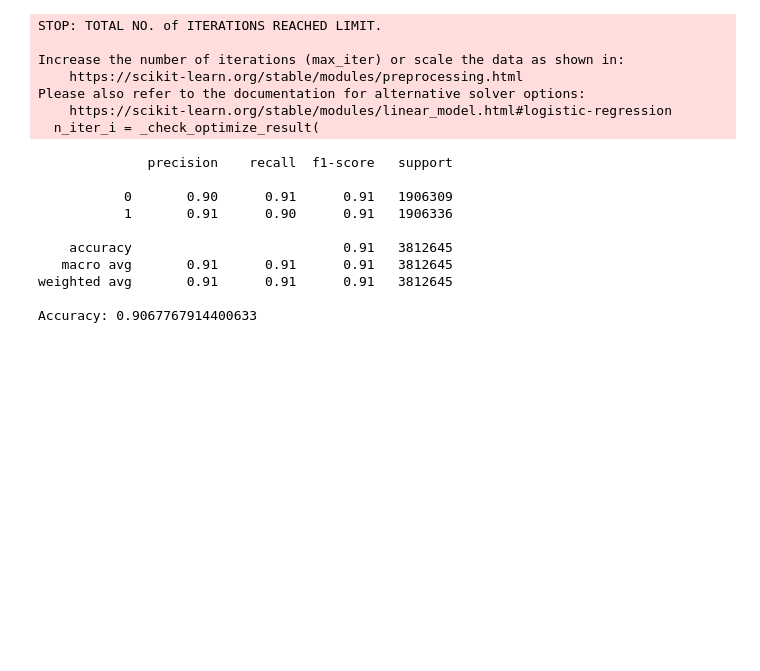
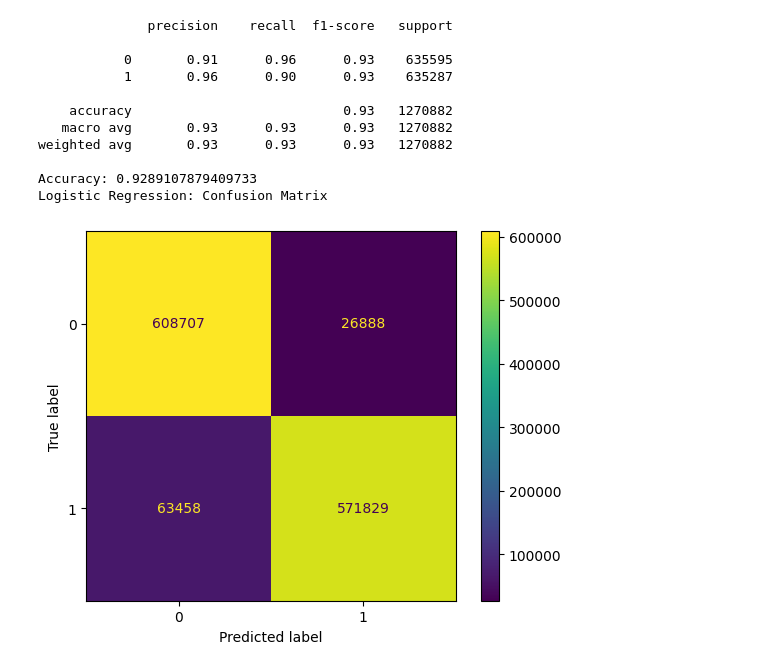
Before and after one commit to Online-Payment-Fraud-Detection/Online-Payments-Fraud-Detection, a Jupyter notebook: model_online_payment_fraud.ipynb, the cells around one changed output. Saved outputs shown, nothing was run; the diff lists cells and outputs as text; code cells hidden in the pictures; blank space fills up the shorter version.

```diff
--- a/model_online_payment_fraud.ipynb
+++ b/model_online_payment_fraud.ipynb
@@ -88,0 +33,4 @@ plt.show()
+# %%
+#Diff of Orig and Dest
+data['balance_diff_orig'] = data['oldbalanceOrg'] - data['newbalanceOrig']
+data['balance_diff_dest'] = data['oldbalanceDest'] - data['newbalanceDest']
@@ -89 +57,4 @@ plt.show()
+# %%
+# Remove rows with NaN values
+data = data.dropna()
 # %%
@@ -93,19 +74,34 @@ data["type"] = data["type"].map({"CASH_OUT": 1, "PAYMENT": 2,
 # %%
+import pandas as pd
 from imblearn.over_sampling import SMOTE
-import pandas as pd
+from sklearn.model_selection import train_test_split
+from sklearn.preprocessing import StandardScaler
+from sklearn.metrics import classification_report, accuracy_score
 
 # Assume 'data' is your dataset
 # Drop irrelevant columns: 'nameOrig', 'nameDest' (unique to each transaction), and 'isFlaggedFraud'
-X = data.drop(['isFraud', 'nameDest', 'nameOrig', 'isFlaggedFraud'], axis=1)
+X = data.drop(['isFraud', 'nameDest', 'nameOrig', 'isFlaggedFraud','step'], axis=1)
 y = data['isFraud']  # Target variable: Fraud flag
 
-#Handling Class Imbalance
-#The dataset is imbalanced since fraudulent transactions make up only a small portion using  SMOTE
+# Handling Class Imbalance
+# The dataset is imbalanced since fraudulent transactions make up only a small portion using SMOTE
+
 # Apply SMOTE to balance the dataset
 smote = SMOTE(random_state=42)
 X_resampled, y_resampled = smote.fit_resample(X, y)
 
+# Split the resampled data into training and testing sets (using 10% for testing)
+X_train, X_test, y_train, y_test = train_test_split(X_resampled, y_resampled, test_size=0.1, random_state=42)
+
+# Scale the features
+scaler = StandardScaler()
+X_train = scaler.fit_transform(X_train)  # Fit and transform on the training data
+X_test = scaler.transform(X_test)  # Only transform the test data
+
 # Output the shape of the original and resampled datasets to check the balancing
 print(f"Original dataset shape: {X.shape}")
 print(f"Resampled dataset shape: {X_resampled.shape}")
+
+print(f"Before SMOTE, counts of label '1' (fraud): {sum(y == 1)}")
+print(f"After SMOTE, counts of label '1' (fraud): {sum(y_resampled == 1)}")
 # %% [output]
@@ -114,35 +191,41 @@ Resampled dataset shape: (12708814, 8)
 # %%
+from sklearn.metrics import classification_report, accuracy_score, confusion_matrix, ConfusionMatrixDisplay
+
 # Logistic Regression
 from sklearn.model_selection import train_test_split
 from sklearn.linear_model import LogisticRegression
 from sklearn.metrics import classification_report, accuracy_score
 
-# Split the data into training and testing sets
-X_train, X_test, y_train, y_test = train_test_split(X_resampled, y_resampled, test_size=0.3, random_state=42)
 
 # Train a Logistic Regression model
 lr = LogisticRegression()
 lr.fit(X_train, y_train)
 
 # Make predictions and evaluate
 y_pred = lr.predict(X_test)
 print(classification_report(y_test, y_pred))
 print(f"Accuracy: {accuracy_score(y_test, y_pred)}")
+
+# Display confusion matrix
+print('Logistic Regression: Confusion Matrix')
+
+
+# Confusion Matrix
+cm = confusion_matrix(y_test, y_pred)
+ConfusionMatrixDisplay(confusion_matrix=cm, display_labels=lr.classes_).plot()
+
+# Show the confusion matrix plot
+plt.show()
 # %% [output]
-STOP: TOTAL NO. of ITERATIONS REACHED LIMIT.
+              precision    recall  f1-score   support
 
-Increase the number of iterations (max_iter) or scale the data as shown in:
-    https://scikit-learn.org/stable/modules/preprocessing.html
-Please also refer to the documentation for alternative solver options:
-    https://scikit-learn.org/stable/modules/linear_model.html#logistic-regression
-  n_iter_i = _check_optimize_result(
+           0       0.91      0.96      0.93    635595
+           1       0.96      0.90      0.93    635287
+
+    accuracy                           0.93   1270882
+   macro avg       0.93      0.93      0.93   1270882
+weighted avg       0.93      0.93      0.93   1270882
+
+Accuracy: 0.9289107879409733
+Logistic Regression: Confusion Matrix
-              precision    recall  f1-score   support
-
-           0       0.90      0.91      0.91   1906309
-           1       0.91      0.90      0.91   1906336
-
-    accuracy                           0.91   3812645
-   macro avg       0.91      0.91      0.91   3812645
-weighted avg       0.91      0.91      0.91   3812645
-
-Accuracy: 0.9067767914400633
+[figure, added]
```
Also changed, not shown: parts of 20 cells of this notebook.
